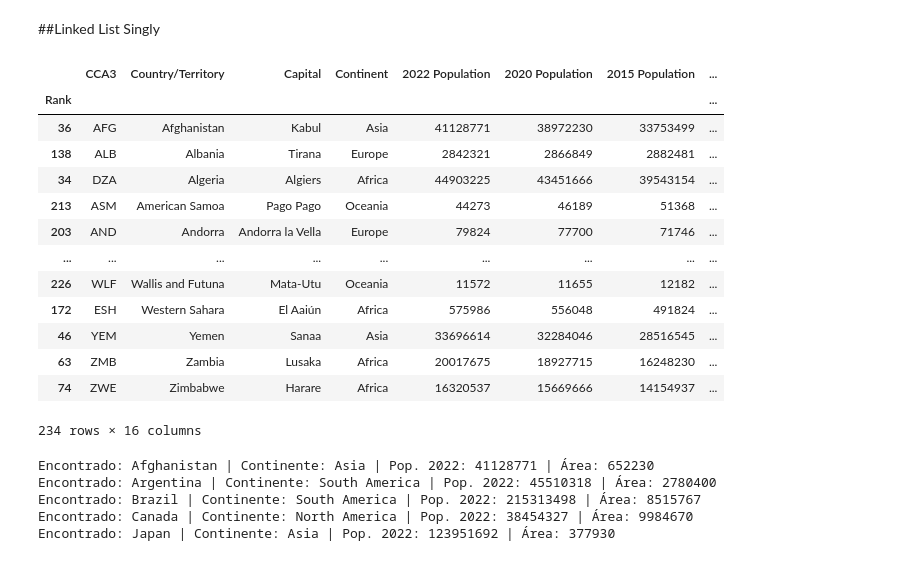
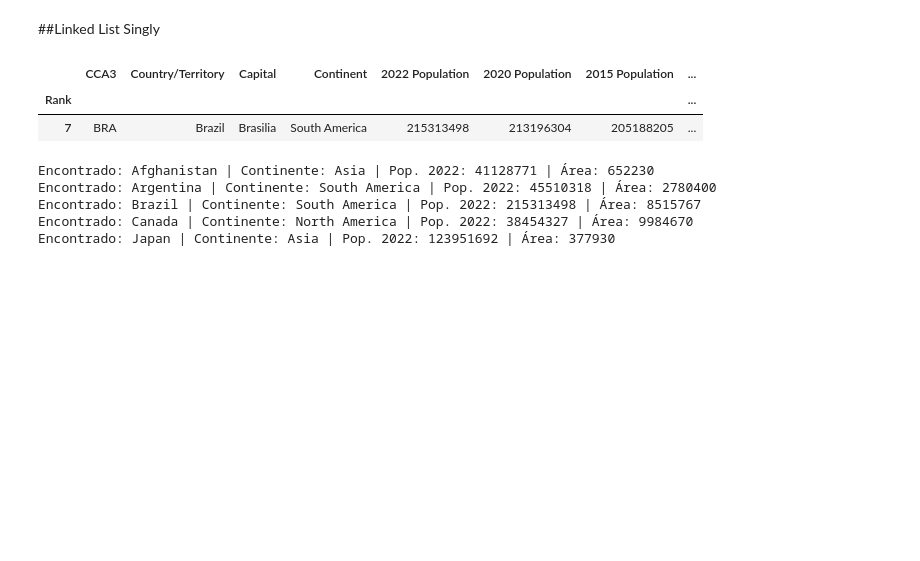
Before and after one commit to vivianesilper/cienciadedados, a Jupyter notebook: Estrutura_de_Dados_Exercise.ipynb, the cells around one changed output. Cells and saved outputs as stored; diff of their text form; code cells hidden in the pictures; blank space fills up the shorter version.

```diff
--- a/Estrutura_de_Dados_Exercise.ipynb
+++ b/Estrutura_de_Dados_Exercise.ipynb
@@ -14,26 +14,17 @@
 # %%
 #Manipulando o CSV na LInkedList
 
 import pandas as pd
 import numpy as np
 
 df = pd.read_csv(r'/content/world_population.csv', sep = ';', index_col = 0)
 df
+
+df[df['Country/Territory'] == 'Brazil']
 # %% [output]
 |  | CCA3 | Country/Territory | Capital | Continent | 2022 Population | 2020 Population | 2015 Population | ... |
 | Rank |  |  |  |  |  |  |  | ... |
-| 36 | AFG | Afghanistan | Kabul | Asia | 41128771 | 38972230 | 33753499 | ... |
-| 138 | ALB | Albania | Tirana | Europe | 2842321 | 2866849 | 2882481 | ... |
-| 34 | DZA | Algeria | Algiers | Africa | 44903225 | 43451666 | 39543154 | ... |
-| 213 | ASM | American Samoa | Pago Pago | Oceania | 44273 | 46189 | 51368 | ... |
-| 203 | AND | Andorra | Andorra la Vella | Europe | 79824 | 77700 | 71746 | ... |
-| ... | ... | ... | ... | ... | ... | ... | ... | ... |
-| 226 | WLF | Wallis and Futuna | Mata-Utu | Oceania | 11572 | 11655 | 12182 | ... |
-| 172 | ESH | Western Sahara | El Aaiún | Africa | 575986 | 556048 | 491824 | ... |
-| 46 | YEM | Yemen | Sanaa | Asia | 33696614 | 32284046 | 28516545 | ... |
-| 63 | ZMB | Zambia | Lusaka | Africa | 20017675 | 18927715 | 16248230 | ... |
-| 74 | ZWE | Zimbabwe | Harare | Africa | 16320537 | 15669666 | 14154937 | ... |
+| 7 | BRA | Brazil | Brasilia | South America | 215313498 | 213196304 | 205188205 | ... |
-234 rows × 16 columns
 # %%
 import pandas as pd
 
```
Also changed, not shown: parts of 7 cells of this notebook.
